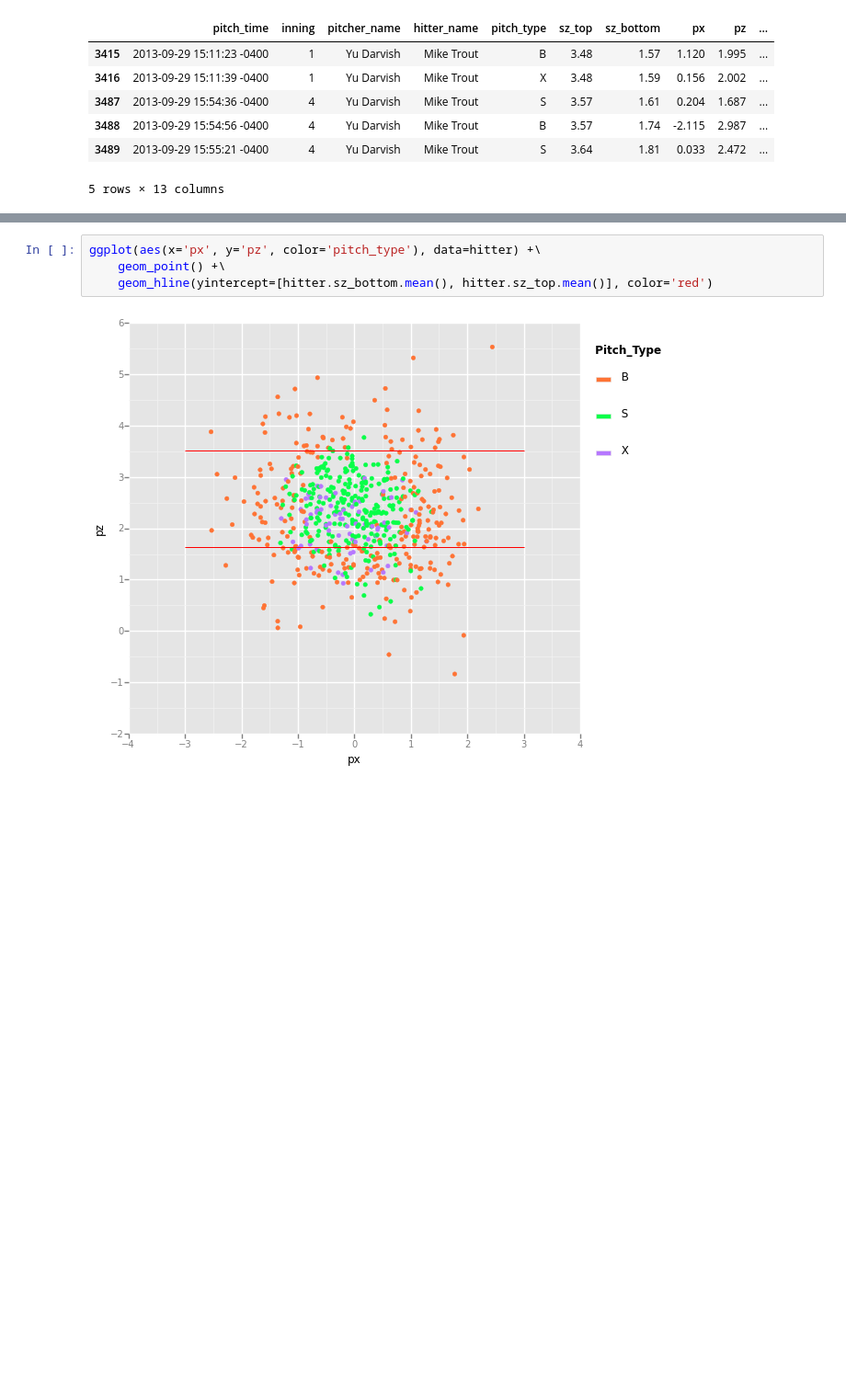
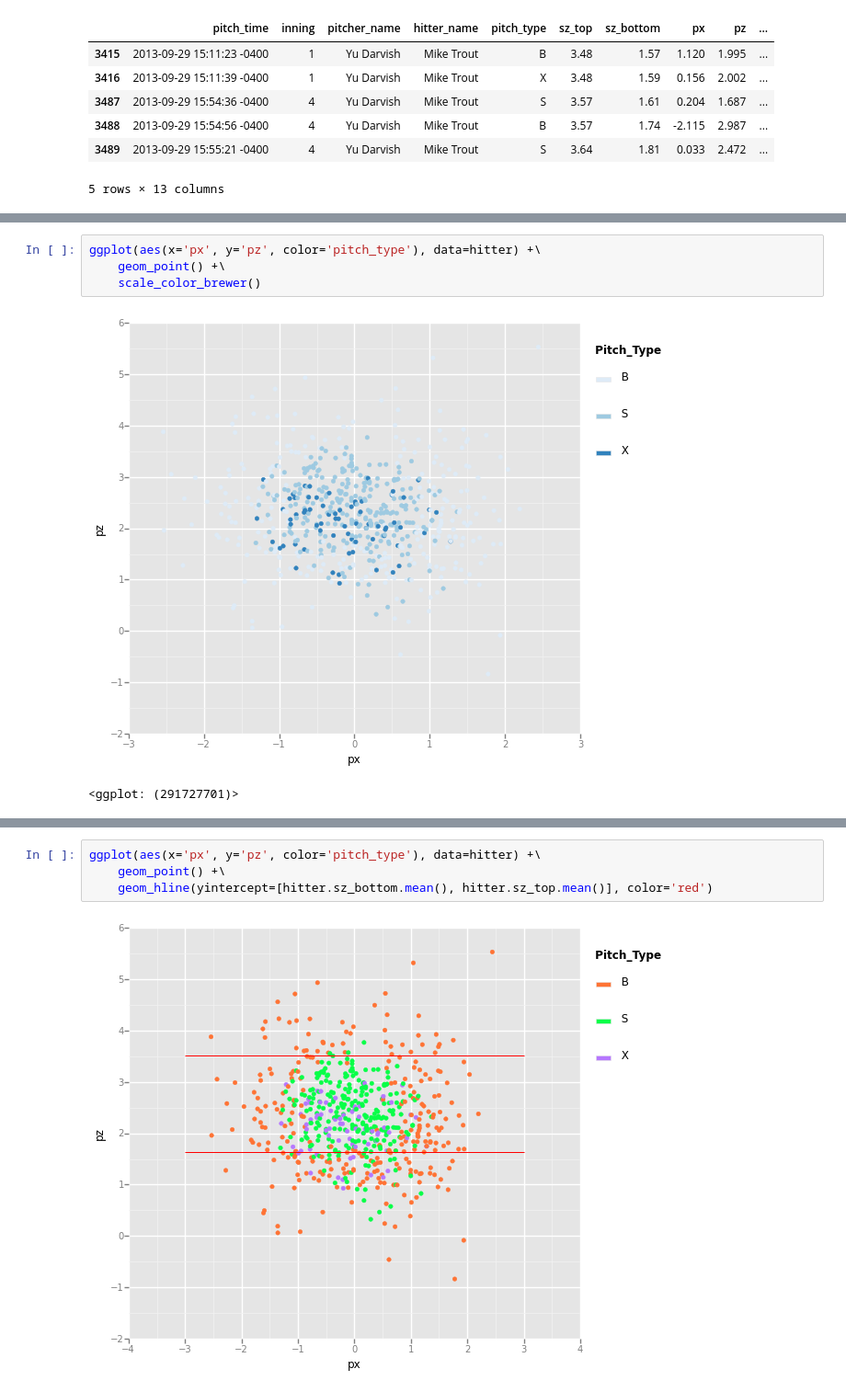
Before and after one commit to glamp/ggplot-tutorial, a Jupyter notebook: notebooks/04 - The Strike Zone - scales, labels, and themes.ipynb, the cells around one changed output, grey strips where cells are left out. Shown at 92% size. Cells and saved outputs as stored; diff of their text form; blank space fills up the shorter version.

```diff
--- a/notebooks/04 - The Strike Zone - scales, labels, and themes.ipynb
+++ b/notebooks/04 - The Strike Zone - scales, labels, and themes.ipynb
@@ -59,0 +66,7 @@ hitter.head()
+# %%
+ggplot(aes(x='px', y='pz', color='pitch_type'), data=hitter) +\
+    geom_point() +\
+    scale_color_brewer()
+# %% [output]
+[figure, added]
+<ggplot: (291727701)>
```
Also changed, not shown: parts of 2 cells of this notebook.
